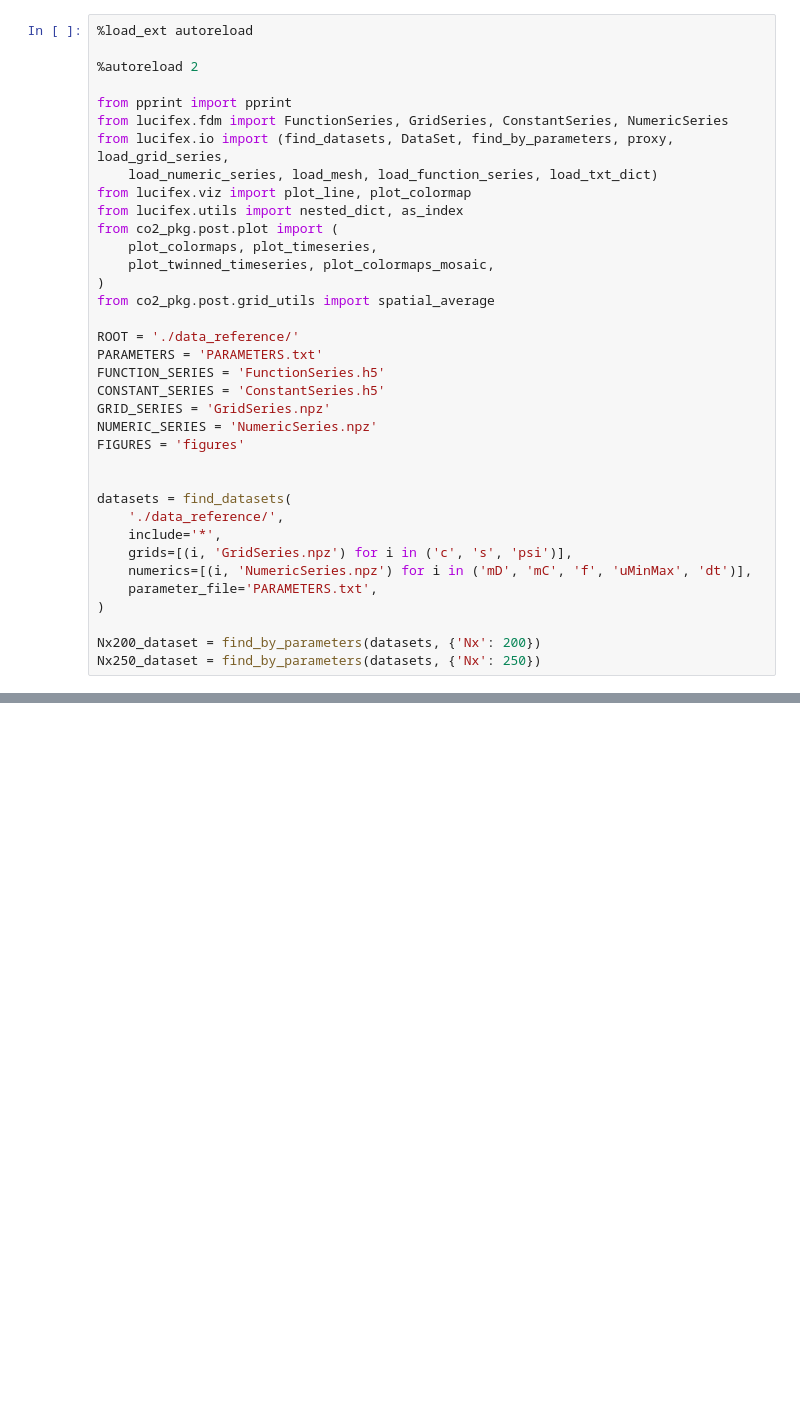
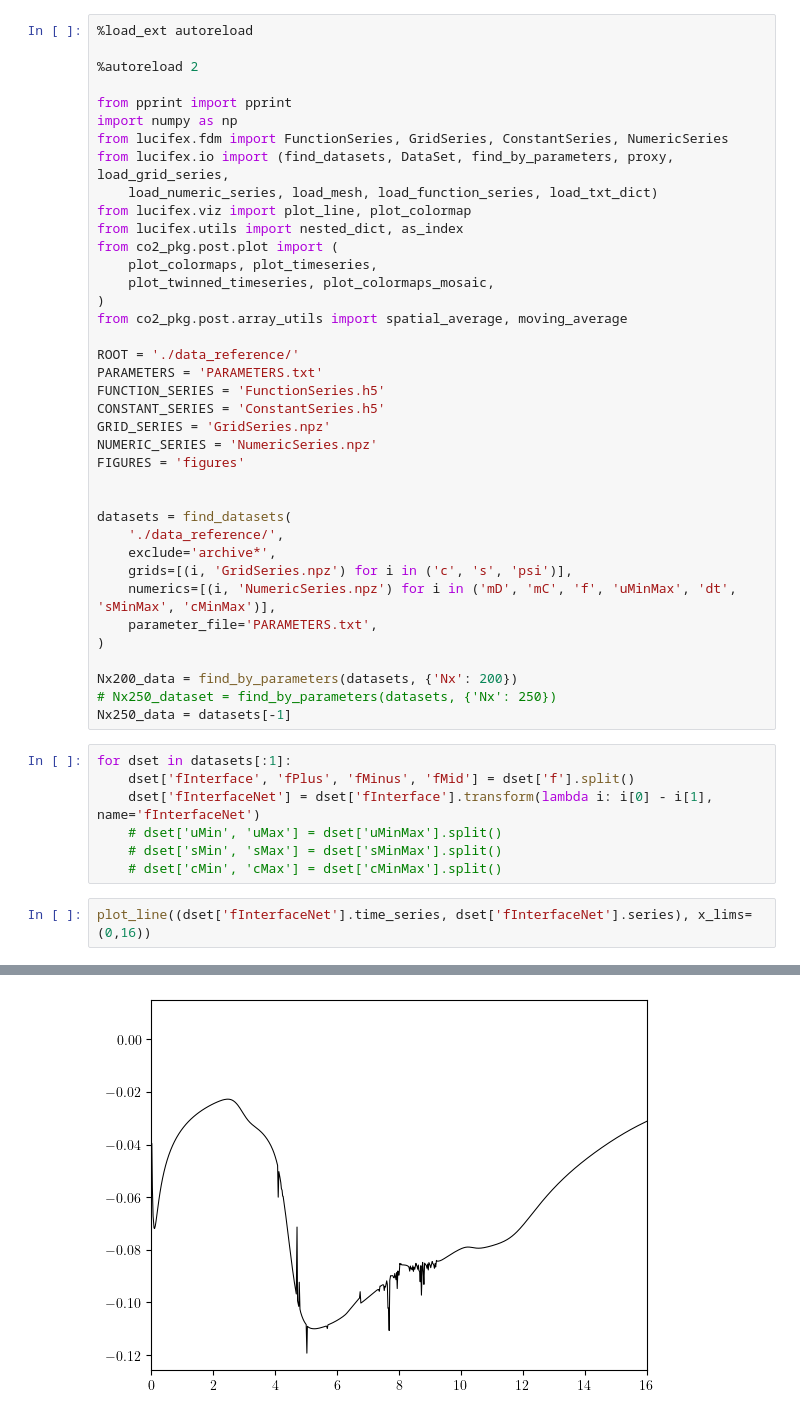
Before and after one commit to george-poole/CRoCoDiL, a Jupyter notebook: system_a/debug_reference.ipynb, the cells around one changed output, grey strips where cells are left out. Drawn from its saved outputs; the diff is of its cells as text; blank space fills up the shorter version.

```diff
--- a/system_a/debug_reference.ipynb
+++ b/system_a/debug_reference.ipynb
@@ -4,6 +4,7 @@
 %autoreload 2
 
 from pprint import pprint
+import numpy as np
 from lucifex.fdm import FunctionSeries, GridSeries, ConstantSeries, NumericSeries
 from lucifex.io import (find_datasets, DataSet, find_by_parameters, proxy, load_grid_series,
     load_numeric_series, load_mesh, load_function_series, load_txt_dict)
@@ -13,7 +14,7 @@ from co2_pkg.post.plot import (
     plot_colormaps, plot_timeseries,
     plot_twinned_timeseries, plot_colormaps_mosaic,
 )
-from co2_pkg.post.grid_utils import spatial_average
+from co2_pkg.post.array_utils import spatial_average, moving_average
 
 ROOT = './data_reference/'
 PARAMETERS = 'PARAMETERS.txt'
@@ -26,11 +27,22 @@ FIGURES = 'figures'
 
 datasets = find_datasets(
     './data_reference/',
-    include='*',
+    exclude='archive*',
     grids=[(i, 'GridSeries.npz') for i in ('c', 's', 'psi')],
-    numerics=[(i, 'NumericSeries.npz') for i in ('mD', 'mC', 'f', 'uMinMax', 'dt')],
+    numerics=[(i, 'NumericSeries.npz') for i in ('mD', 'mC', 'f', 'uMinMax', 'dt', 'sMinMax', 'cMinMax')],
     parameter_file='PARAMETERS.txt',
 )
 
-Nx200_dataset = find_by_parameters(datasets, {'Nx': 200})
-Nx250_dataset = find_by_parameters(datasets, {'Nx': 250})
+Nx200_data = find_by_parameters(datasets, {'Nx': 200})
+# Nx250_dataset = find_by_parameters(datasets, {'Nx': 250})
+Nx250_data = datasets[-1]
+# %%
+for dset in datasets[:1]:
+    dset['fInterface', 'fPlus', 'fMinus', 'fMid'] = dset['f'].split()
+    dset['fInterfaceNet'] = dset['fInterface'].transform(lambda i: i[0] - i[1], name='fInterfaceNet')
+    # dset['uMin', 'uMax'] = dset['uMinMax'].split()
+    # dset['sMin', 'sMax'] = dset['sMinMax'].split()
+    # dset['cMin', 'cMax'] = dset['cMinMax'].split()
+# %%
+plot_line((dset['fInterfaceNet'].time_series, dset['fInterfaceNet'].series), x_lims=(0,16))
+# %% [output]
@@ -36,0 +50 @@ Nx250_dataset = find_by_parameters(datasets, {'Nx': 250})
+[figure, added]
```
Also changed, not shown: parts of 28 cells of this notebook, 7 other files.
